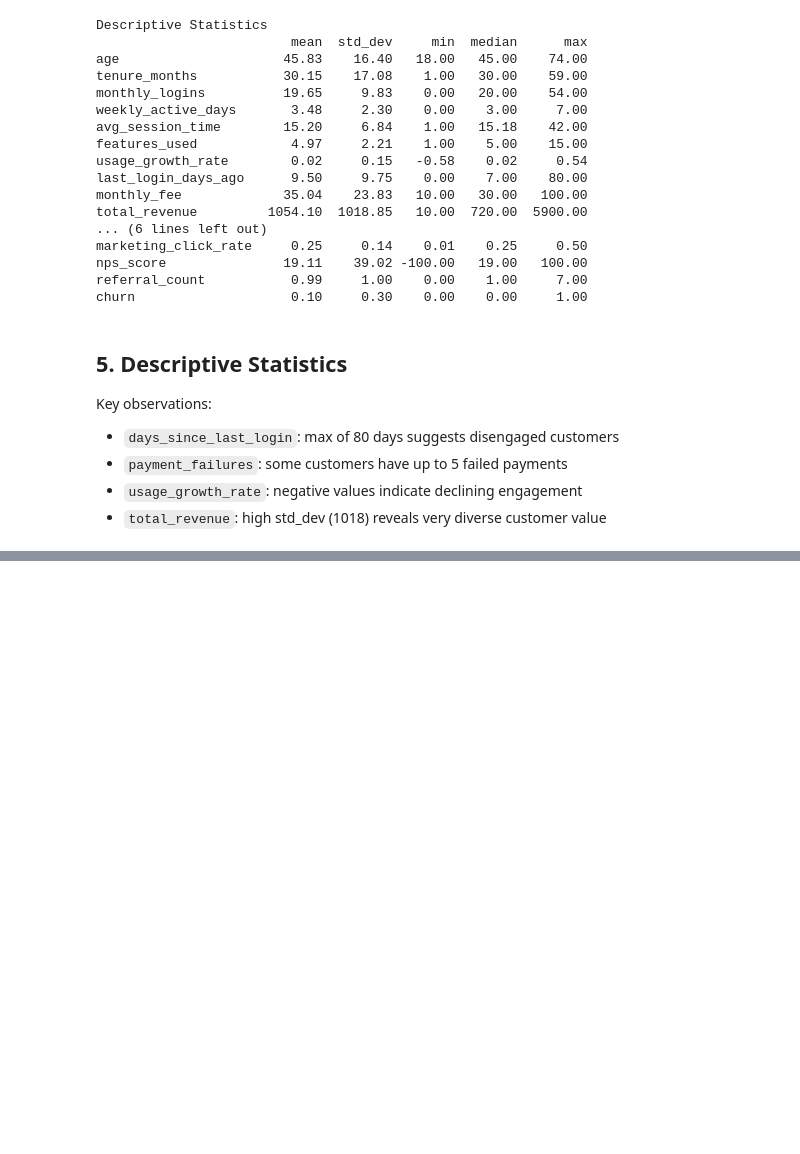
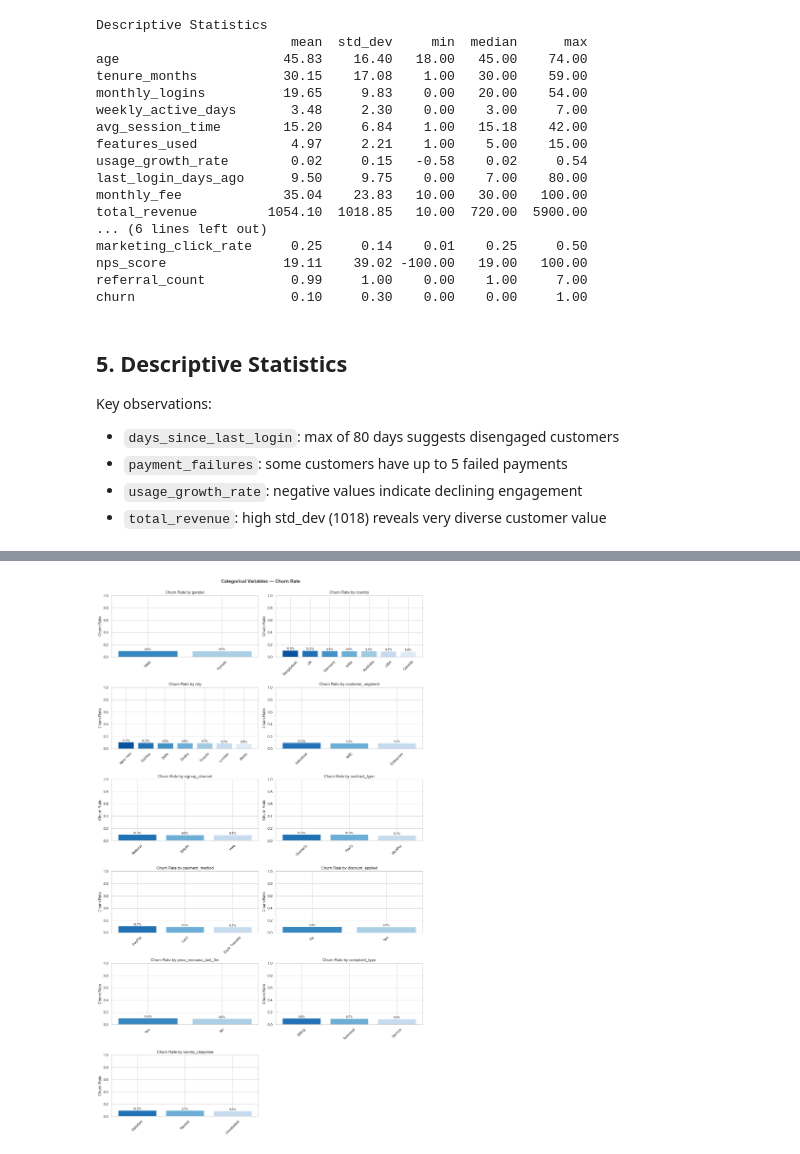
Before and after one commit to SantiLopBla/churn-prediction, a Jupyter notebook: notebooks/01_EDA.ipynb, the cells around one changed output, grey strips where cells are left out. Cells and saved outputs as stored; diff of their text form; code cells hidden in the pictures; blank space fills up the shorter version.

```diff
--- a/notebooks/01_EDA.ipynb
+++ b/notebooks/01_EDA.ipynb
@@ -195,0 +275,46 @@ Key observations:
+# %%
+# Chart 3: Churn rate by categorical variable
+# For each category, shows what % of customers churned.
+# High bars = high-risk segments worth flagging to the business.
+
+categorical_cols = df.select_dtypes(include=["object", "category"]).columns.tolist()
+
+# customer_id is a unique identifier, not a feature — drop before analysis
+categorical_cols = [col for col in categorical_cols if col != "customer_id"]
+
+n_cols = 2
+n_rows = (len(categorical_cols) + n_cols - 1) // n_cols
+
+fig, axes = plt.subplots(n_rows, n_cols, figsize=(14, n_rows * 4))
+axes = axes.flatten()
+
+for i, col in enumerate(categorical_cols):
+    churn_rate = df_sample.groupby(col)["churn"].mean().sort_values(ascending=False)
+
+    bars = axes[i].bar(
+        churn_rate.index,
+        churn_rate.values,
+        color=sns.color_palette("Blues_r", len(churn_rate))
+    )
+    axes[i].set_title(f"Churn Rate by {col}")
+    axes[i].set_ylabel("Churn Rate")
+    axes[i].set_ylim(0, 1)
+    axes[i].tick_params(axis="x", rotation=45)
+
+    for bar in bars:
+        h = bar.get_height()
+        axes[i].text(
+            bar.get_x() + bar.get_width() / 2.,
+            h + 0.01,
+            f"{h:.1%}",
+            ha="center", fontsize=9
+        )
+
+for j in range(i + 1, len(axes)):
+    axes[j].set_visible(False)
+
+plt.suptitle("Categorical Variables — Churn Rate\n\n", fontsize=14, fontweight="bold")
+plt.tight_layout()
+plt.show()
+# %% [output]
+[figure, added]
```
Also changed, not shown: parts of 6 cells of this notebook.
